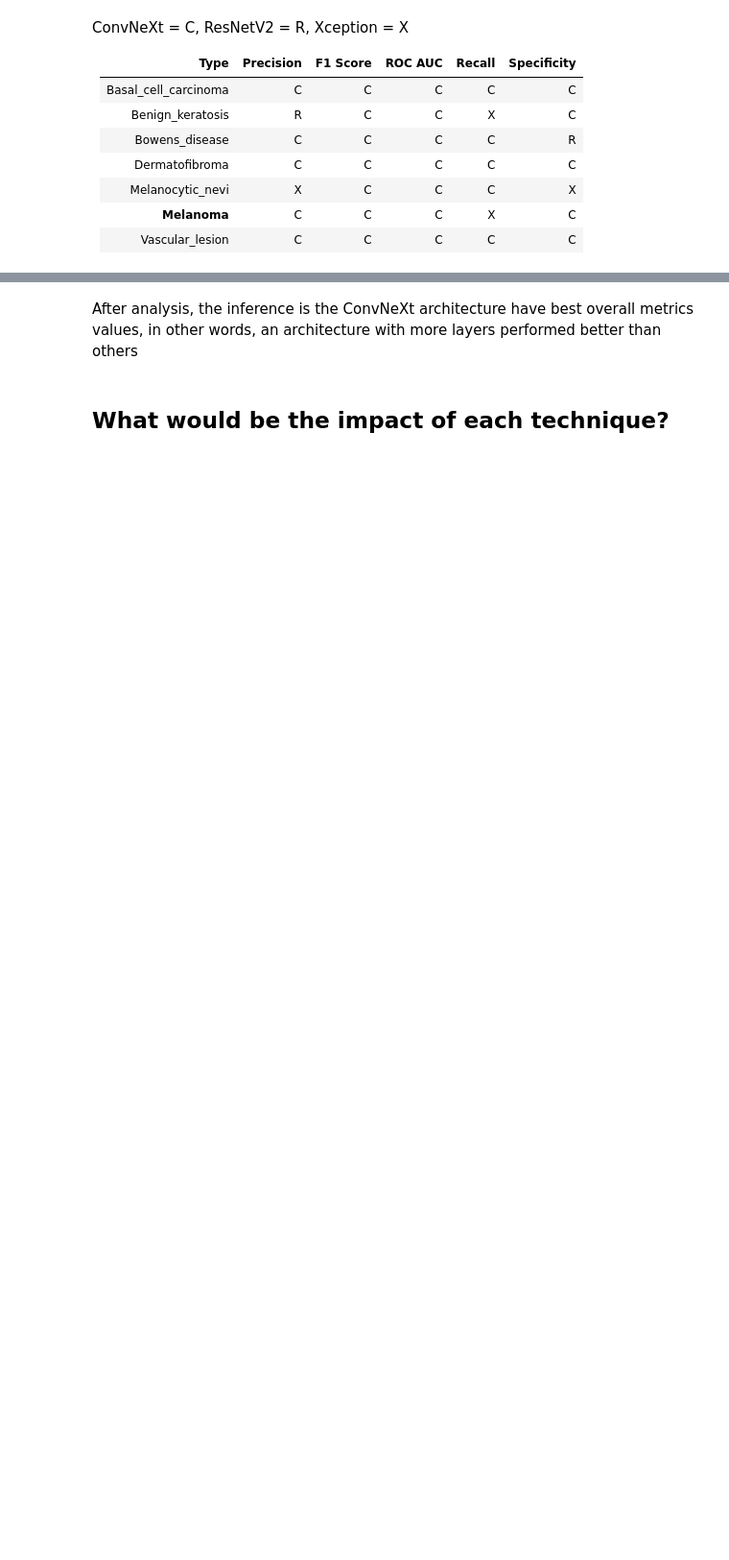
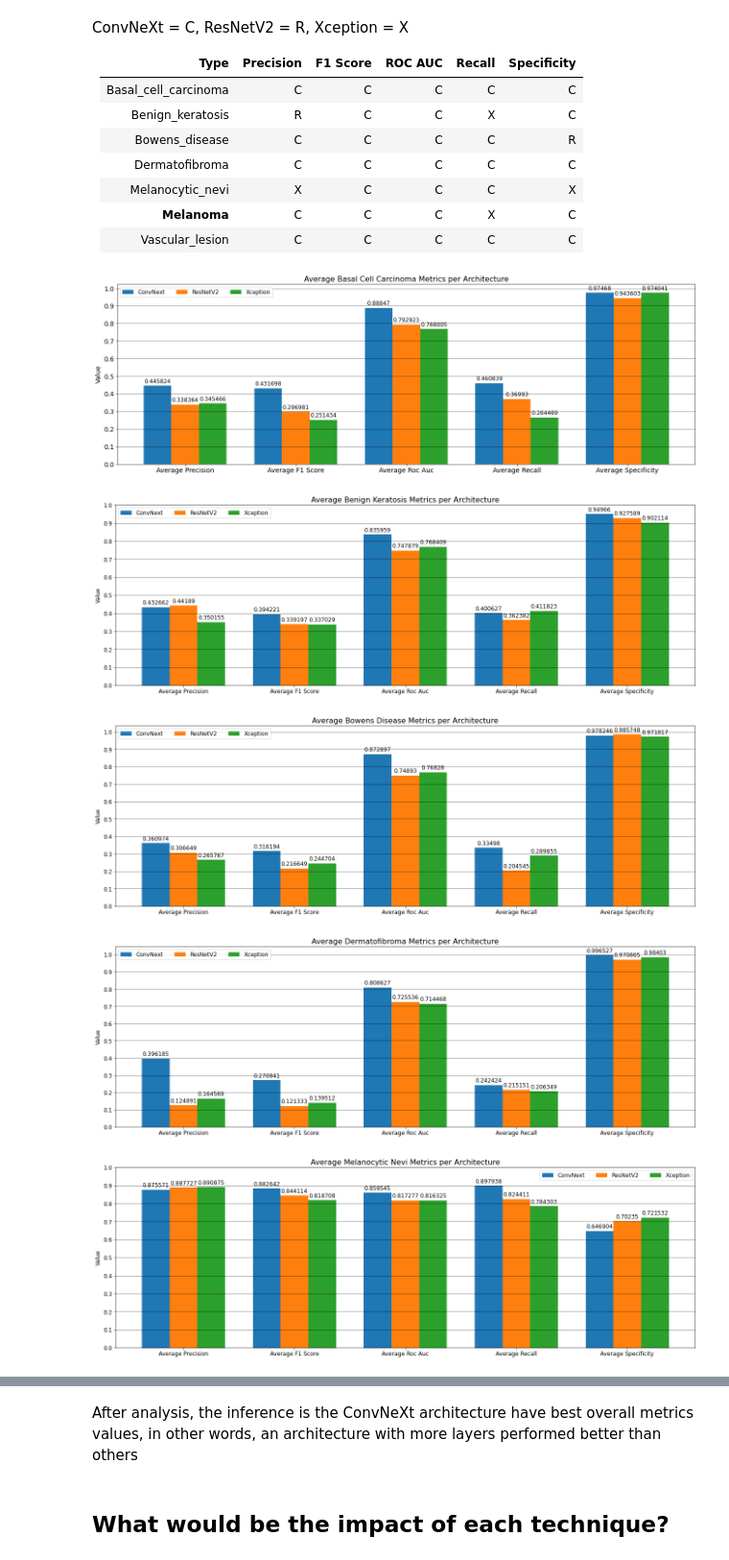
Before and after one commit to h-ssiqueira/SkinLesionAI, a Jupyter notebook: analysis/investigationTopics.ipynb, the cells around one changed output, grey strips where cells are left out. Shown at 96% size. Cells and saved outputs as stored; diff of their text form; code cells hidden in the pictures; blank space fills up the shorter version.

```diff
--- a/analysis/investigationTopics.ipynb
+++ b/analysis/investigationTopics.ipynb
@@ -207,3 +278,12 @@ Dermatofibroma | C | C | C | C | C
 Melanocytic_nevi | X | C | C | C | X
 **Melanoma** | C | C | C | X | C
 Vascular_lesion | C | C | C | C | C
+# %%
+for cancer in classes:
+    display_comparision_graph(df[df['type'] == cancer], cancer)
+# %% [output]
+[figure, added]
+[figure, added]
+[figure, added]
+[figure, added]
+[figure, added]
```
Also changed, not shown: parts of 8 cells of this notebook.
